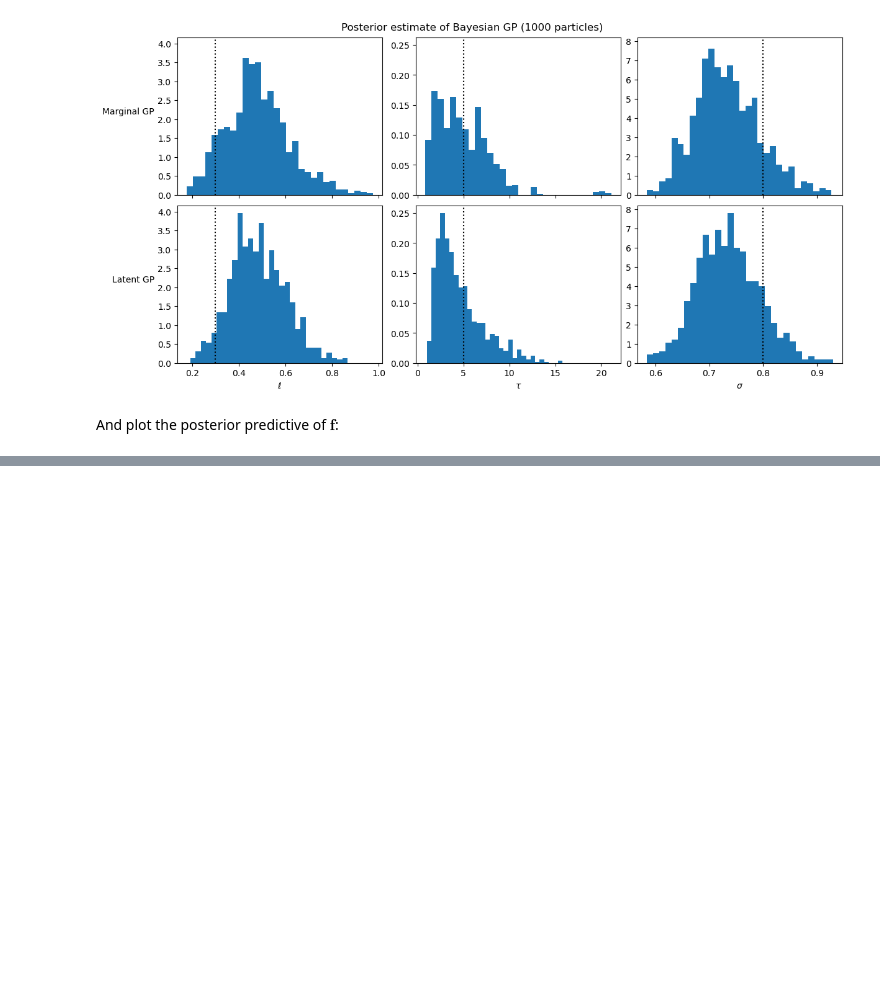
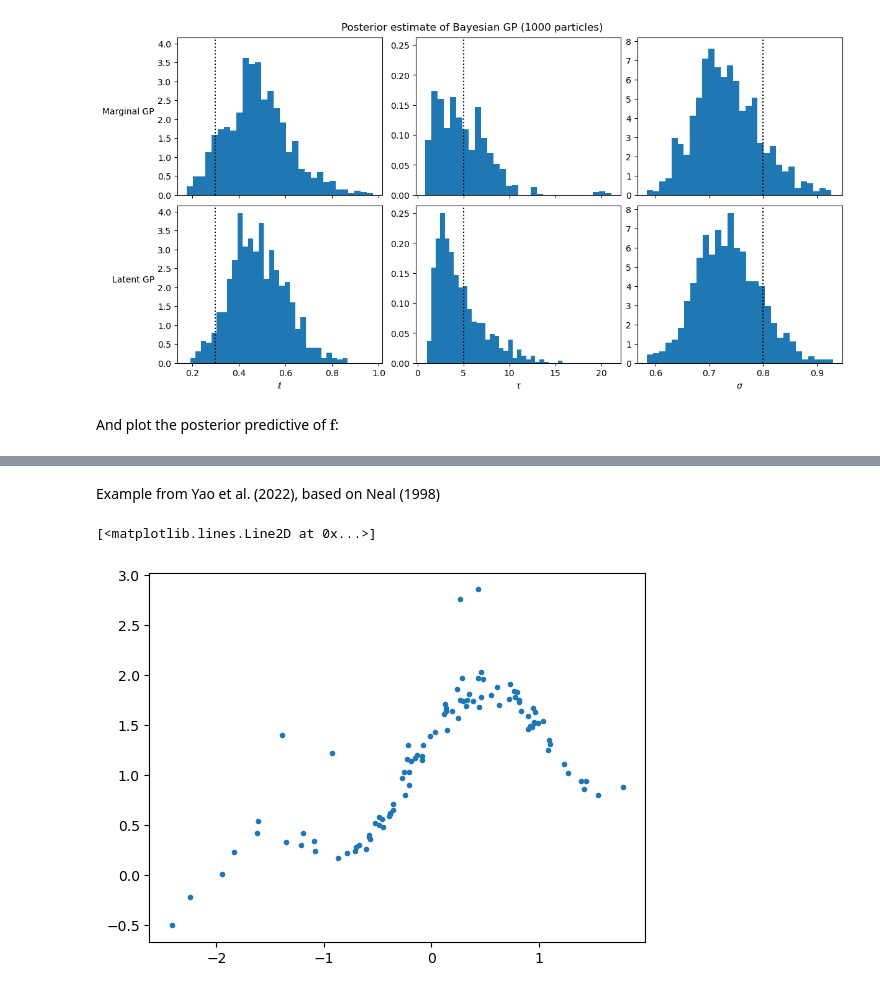
Before and after one commit to UncertaintyInComplexSystems/bayesianmodels, a Jupyter notebook: notebooks/Basic_gaussian_process_regression_using_SMC.ipynb, the cells around one changed output, grey strips where cells are left out. Cells and saved outputs as stored; diff of their text form; code cells hidden in the pictures; blank space fills up the shorter version.

```diff
--- a/notebooks/Basic_gaussian_process_regression_using_SMC.ipynb
+++ b/notebooks/Basic_gaussian_process_regression_using_SMC.ipynb
@@ -213 +211,22 @@ Wall time: 4.53 s
 [figure]
+# %% [markdown]
+Example from Yao et al. (2022), based on Neal (1998)
+# %%
+key = jrnd.PRNGKey(1337)
+
+def f_true(x):
+    return 0.3 + 0.4*x + 0.5*jnp.sin(2.7*x) + 1.1/(1 + x**2)
+
+#
+N = 100
+key, key_outlier, key_x, key_y = jrnd.split(key, 4)
+sd_bin = jrnd.bernoulli(key_outlier, p=0.05, shape=(N,))
+x = jnp.sort(jrnd.normal(key_x, shape=(N, )))
+
+y = f_true(x) + 1*sd_bin + 0.1*(1-sd_bin)*jrnd.normal(key_y, shape=(N, ))
+
+plt.figure()
+plt.plot(x, y, '.')
+# %% [output]
+[<matplotlib.lines.Line2D at 0x...>]
+[figure, added]
```
Also changed, not shown: parts of 6 cells of this notebook, 3 other files.
